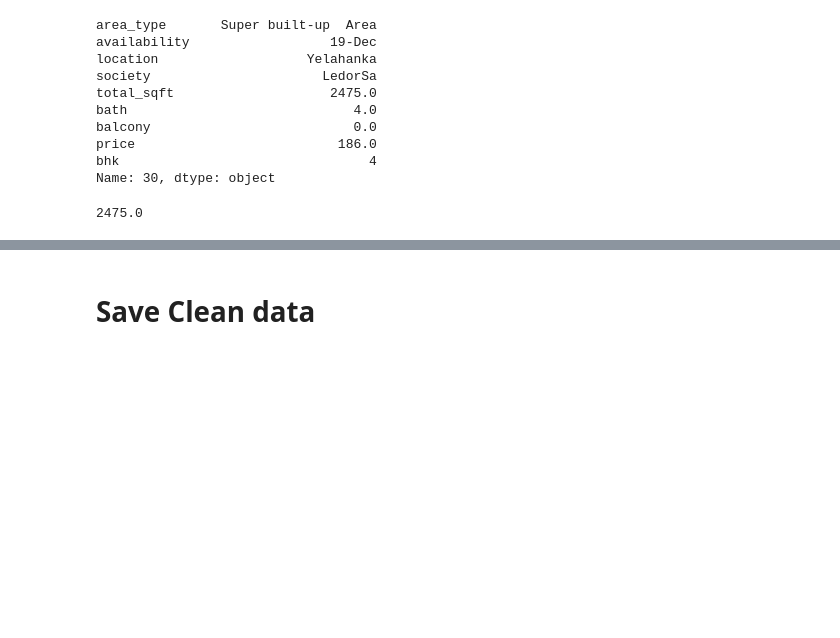
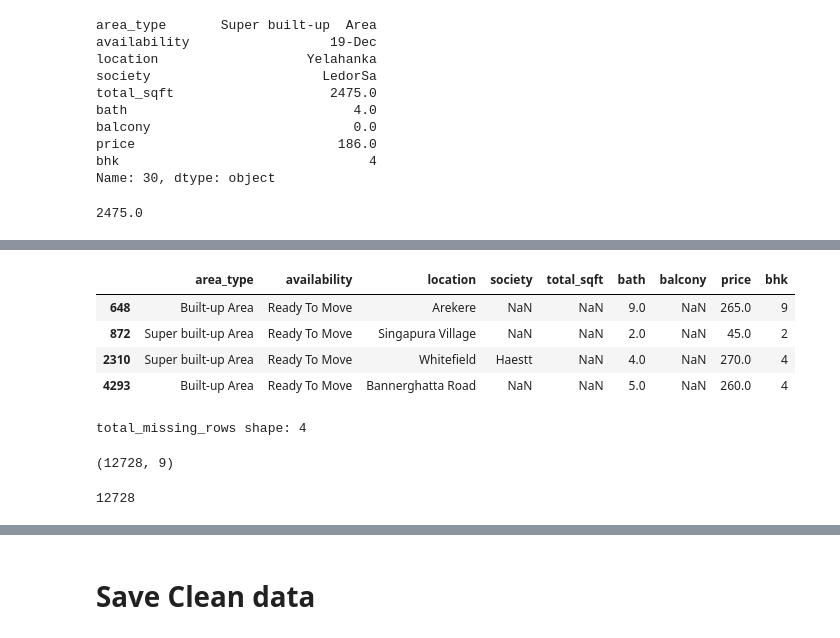
Before and after one commit to Rasel1435/House-Price-Prediction-of-Real-Estate-Company, a Jupyter notebook: notebooks/b_Cleaning.ipynb, the cells around one changed output, grey strips where cells are left out. Drawn from its saved outputs; the diff is of its cells as text; code cells hidden in the pictures; blank space fills up the shorter version.

```diff
--- a/notebooks/b_Cleaning.ipynb
+++ b/notebooks/b_Cleaning.ipynb
@@ -232,0 +388,24 @@ Name: 30, dtype: object
+# %%
+# before Drop total_sqft let's check society and balcony will also be affected or not
+total_missing_rows = df[df['total_sqft'].isnull() & df['balcony'].isnull()]
+total_missing_rows
+# %% [output]
+|  | area_type | availability | location | society | total_sqft | bath | balcony | price | bhk |
+| 648 | Built-up Area | Ready To Move | Arekere | NaN | NaN | 9.0 | NaN | 265.0 | 9 |
+| 872 | Super built-up Area | Ready To Move | Singapura Village | NaN | NaN | 2.0 | NaN | 45.0 | 2 |
+| 2310 | Super built-up Area | Ready To Move | Whitefield | Haestt | NaN | 4.0 | NaN | 270.0 | 4 |
+| 4293 | Built-up Area | Ready To Move | Bannerghatta Road | NaN | NaN | 5.0 | NaN | 260.0 | 4 |
+# %%
+print(f"total_missing_rows shape: {total_missing_rows.shape[0]}")
+# %% [output]
+total_missing_rows shape: 4
+# %%
+# Drop those 46 new Nulls in total_sqft
+df = df.dropna(subset=['total_sqft'])
+print(df.shape)
+# %% [output]
+(12728, 9)
+# %%
+12774 - 46
+# %% [output]
+12728
```
Also changed, not shown: parts of 37 cells of this notebook.
